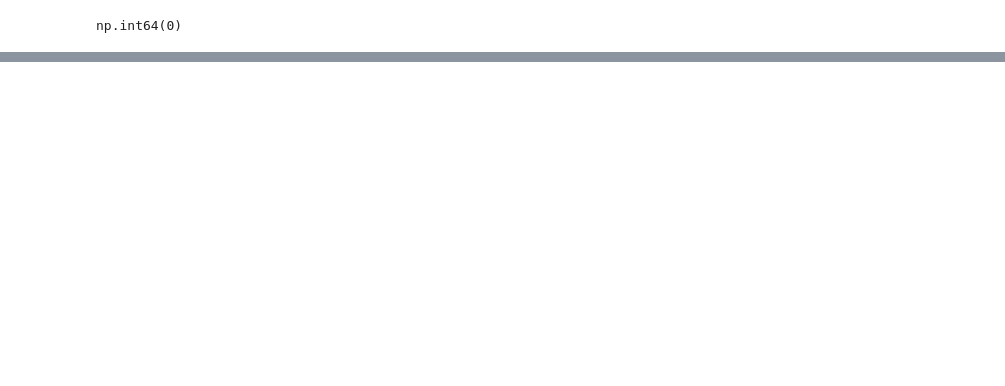
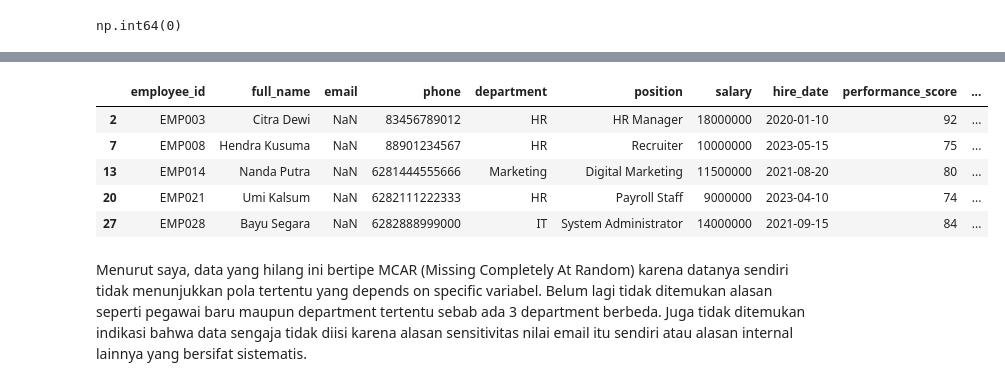
Before and after one commit to galahad20/assignment_Data_Cleaning, a Jupyter notebook: ASSIGNMENT_TEMP_DE14_DAY10_DIMAS_ABIAN_IHSAN.ipynb, the cells around one changed output, grey strips where cells are left out. Saved outputs shown, nothing was run; the diff lists cells and outputs as text; code cells hidden in the pictures; blank space fills up the shorter version.

Commit message:
fix: identify and handle missing values in email column

```diff
--- a/ASSIGNMENT_TEMP_DE14_DAY10_DIMAS_ABIAN_IHSAN.ipynb
+++ b/ASSIGNMENT_TEMP_DE14_DAY10_DIMAS_ABIAN_IHSAN.ipynb
@@ -117,0 +137,11 @@ np.int64(0)
+# %%
+df_employee[df_employee['email'].isnull()]
+# %% [output]
+|  | employee_id | full_name | email | phone | department | position | salary | hire_date | performance_score | ... |
+| 2 | EMP003 | Citra Dewi | NaN | 83456789012 | HR | HR Manager | 18000000 | 2020-01-10 | 92 | ... |
+| 7 | EMP008 | Hendra Kusuma | NaN | 88901234567 | HR | Recruiter | 10000000 | 2023-05-15 | 75 | ... |
+| 13 | EMP014 | Nanda Putra | NaN | 6281444555666 | Marketing | Digital Marketing | 11500000 | 2021-08-20 | 80 | ... |
+| 20 | EMP021 | Umi Kalsum | NaN | 6282111222333 | HR | Payroll Staff | 9000000 | 2023-04-10 | 74 | ... |
+| 27 | EMP028 | Bayu Segara | NaN | 6282888999000 | IT | System Administrator | 14000000 | 2021-09-15 | 84 | ... |
+# %% [markdown]
+Menurut saya, data yang hilang ini bertipe MCAR (Missing Completely At Random) karena datanya sendiri tidak menunjukkan pola tertentu yang depends on specific variabel. Belum lagi tidak ditemukan alasan seperti pegawai baru maupun department tertentu sebab ada 3 department berbeda. Juga tidak ditemukan indikasi bahwa data sengaja tidak diisi karena alasan sensitivitas nilai email itu sendiri atau alasan internal lainnya yang bersifat sistematis.
```
Also changed, not shown: parts of 9 cells of this notebook.
